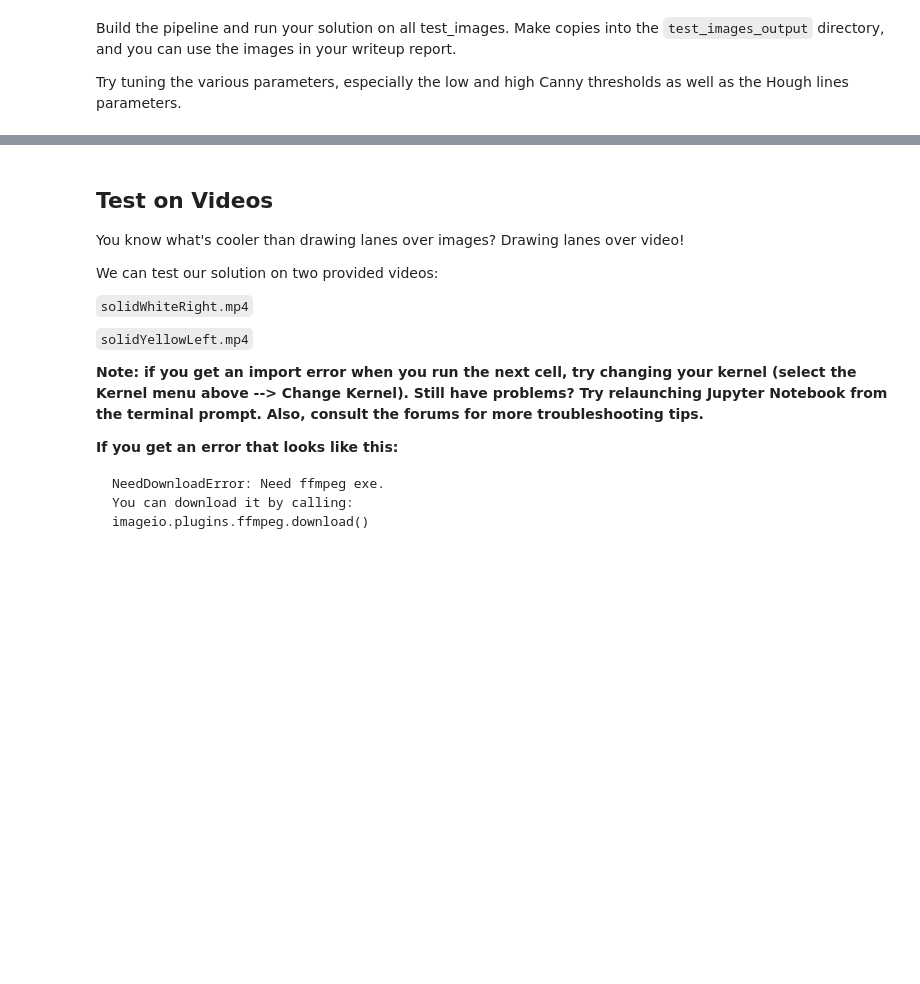
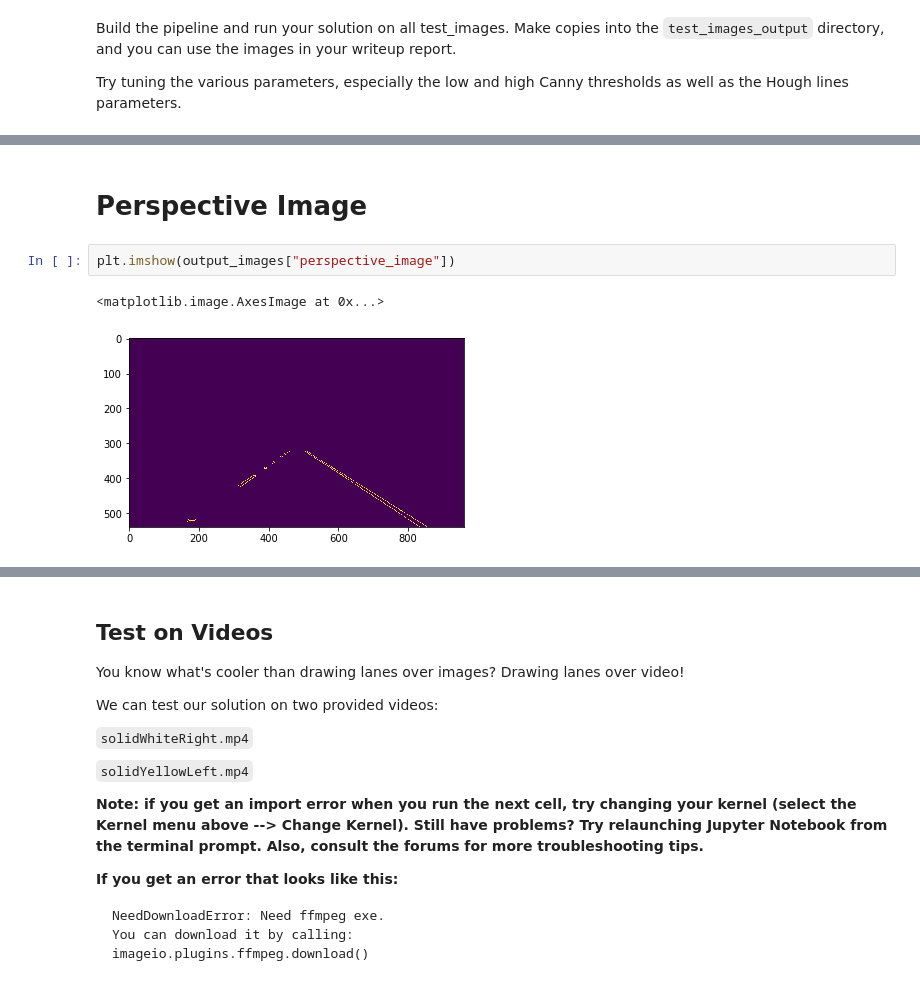
Before and after one commit to rajkuma2011/self-driving-car, a Jupyter notebook: CarND-LaneLines-P1/P1.ipynb, the cells around one changed output, grey strips where cells are left out. Saved outputs shown, nothing was run; the diff lists cells and outputs as text; blank space fills up the shorter version.

```diff
--- a/CarND-LaneLines-P1/P1.ipynb
+++ b/CarND-LaneLines-P1/P1.ipynb
@@ -292,0 +333,7 @@ def lane_detection_pipeline(image, gauss_kernal=3,\
+# %% [markdown]
+# Perspective Image
+# %%
+plt.imshow(output_images["perspective_image"])
+# %% [output]
+<matplotlib.image.AxesImage at 0x...>
+[figure, added]
```
Also changed, not shown: parts of 21 cells of this notebook.
